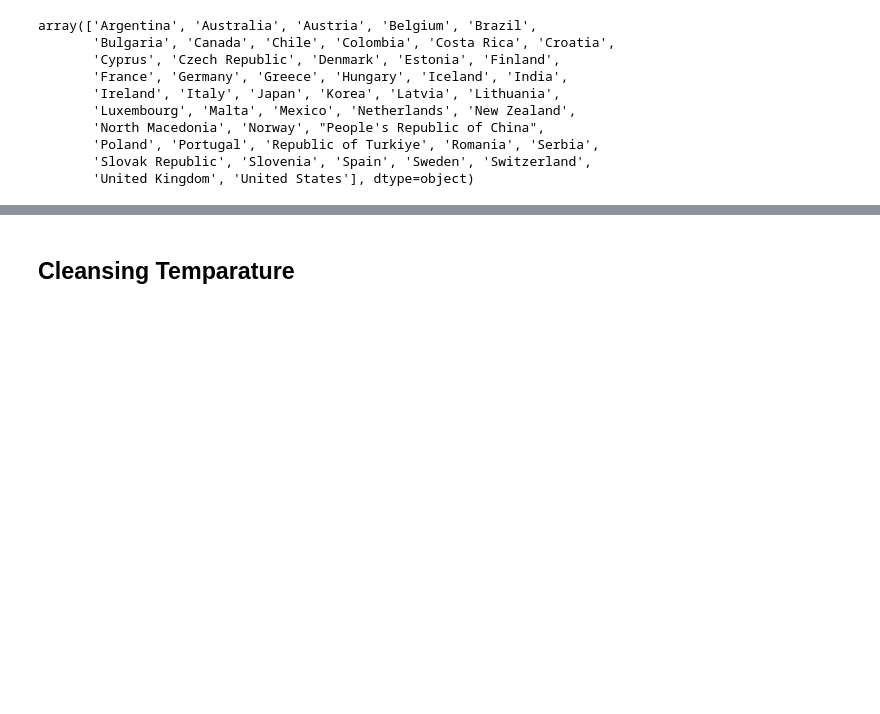
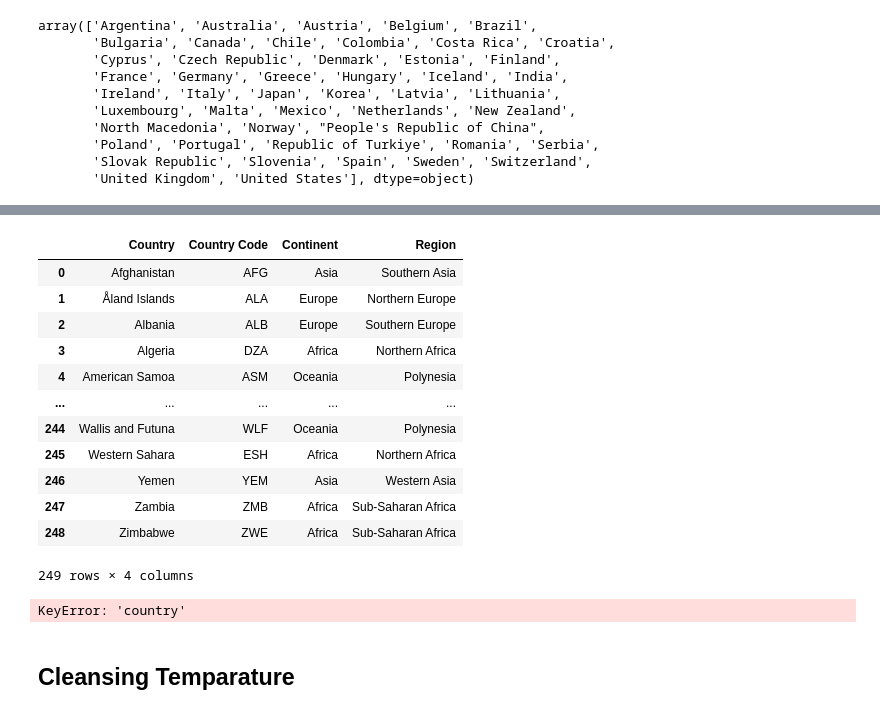
Before and after one commit to shwetajain1022/Project-4, a Jupyter notebook: population_gdp_SJ_WIP.ipynb, the cells around one changed output, grey strips where cells are left out. Drawn from its saved outputs; the diff is of its cells as text; code cells hidden in the pictures; blank space fills up the shorter version.

```diff
--- a/population_gdp_SJ_WIP.ipynb
+++ b/population_gdp_SJ_WIP.ipynb
@@ -790,5 +872,23 @@ array(['Argentina', 'Australia', 'Austria', 'Belgium', 'Brazil',
+# %%
+continent_df
+# %% [output]
+|  | Country | Country Code | Continent | Region |
+| 0 | Afghanistan | AFG | Asia | Southern Asia |
+| 1 | Åland Islands | ALA | Europe | Northern Europe |
+| 2 | Albania | ALB | Europe | Southern Europe |
+| 3 | Algeria | DZA | Africa | Northern Africa |
+| 4 | American Samoa | ASM | Oceania | Polynesia |
+| ... | ... | ... | ... | ... |
+| 244 | Wallis and Futuna | WLF | Oceania | Polynesia |
+| 245 | Western Sahara | ESH | Africa | Northern Africa |
+| 246 | Yemen | YEM | Asia | Western Asia |
+| 247 | Zambia | ZMB | Africa | Sub-Saharan Africa |
+| 248 | Zimbabwe | ZWE | Africa | Sub-Saharan Africa |
+249 rows × 4 columns
 # %%
-energyconsumption_countrydetails_df= pd.merge(energyconsumption_df_2,continent_df, how="inner", on="Country")
+energyconsumption_countrydetails_df= pd.merge(energyconsumption_df_2,continent_df, how="inner", on="country")
+# %% [output]
+KeyError: 'country'
 # %% [markdown]
 Cleansing Temparature
 -----------------------------------------
```
Also changed, not shown: parts of 14 cells of this notebook, 4 other files.
